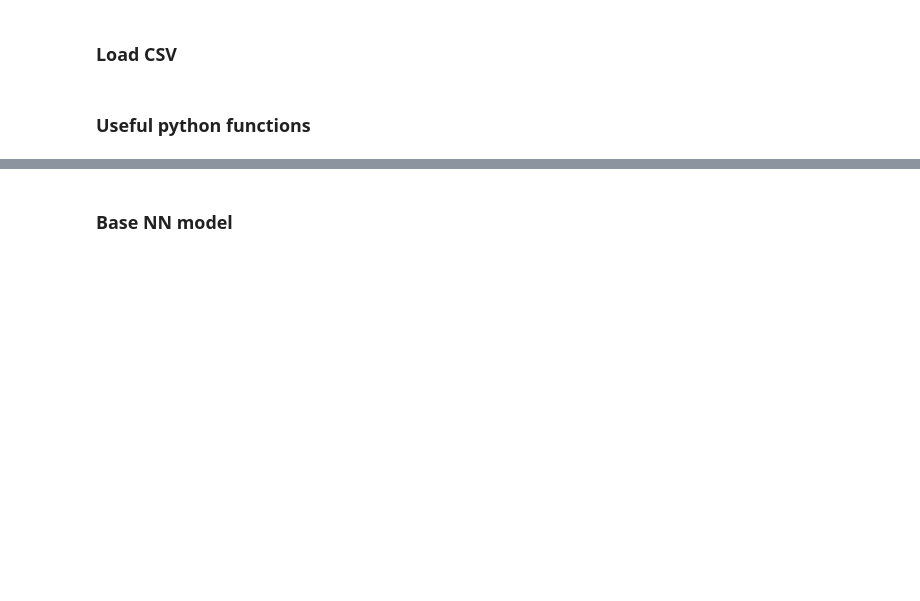
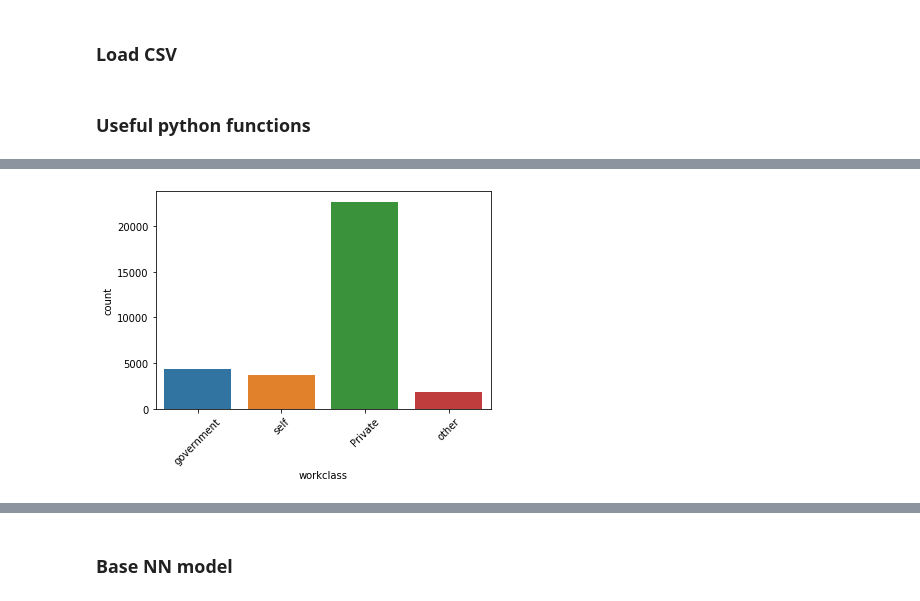
Before and after one commit to giacomo-montibeller/from-0-to-ml, a Jupyter notebook: data/real_scenario_playground.ipynb, the cells around one changed output, grey strips where cells are left out. Cells and saved outputs as stored; diff of their text form; code cells hidden in the pictures; blank space fills up the shorter version.

```diff
--- a/data/real_scenario_playground.ipynb
+++ b/data/real_scenario_playground.ipynb
@@ -80,0 +90,6 @@ def plot_numerical_distribution(column, label_rotation = 0):
+# %%
+show_categorical_distribution("race")
+
+condition = dataset.loc[:, "race"] == "Wite"
+dataset.loc[condition, "race"] = "White"
+show_categorical_distribution("race")
@@ -80,0 +116,9 @@ def plot_numerical_distribution(column, label_rotation = 0):
+# %%
+dataset = replace_on_condition(dataset, "workclass", "gov", "government")
+dataset = replace_on_condition(dataset, "workclass", "Self", "self")
+dataset = replace_on_condition(dataset, "workclass", "\?", "other")
+dataset = replace_on_condition(dataset, "workclass", "pay", "other")
+dataset = replace_on_condition(dataset, "workclass", "Never", "other")
+plot_categorical_distribution("workclass", 45)
+# %% [output]
+[figure, added]
```
Also changed, not shown: parts of 17 cells of this notebook, 1 other file.
